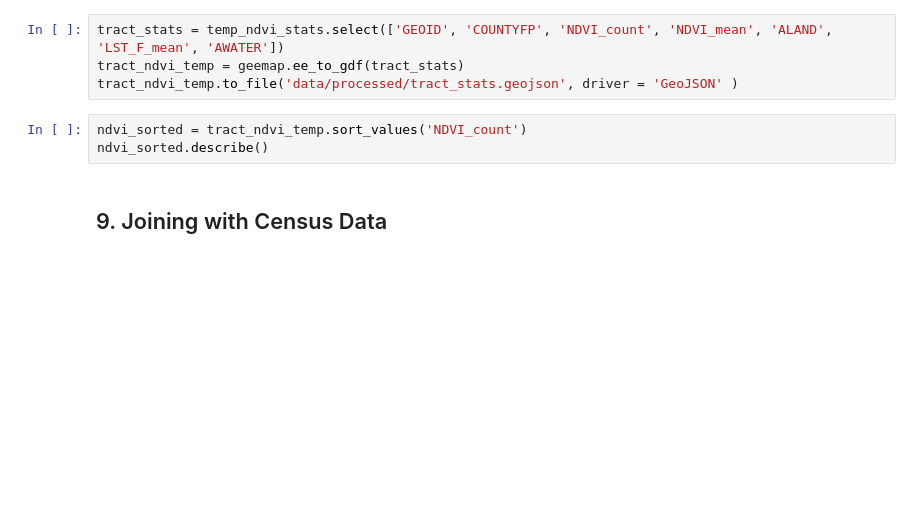
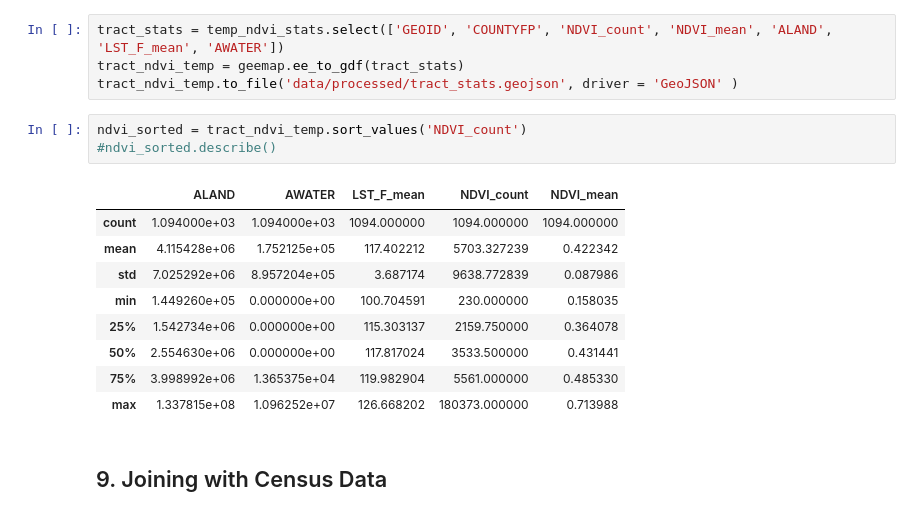
Before and after one commit to tinlongg/DFW_UrbanHeat, a Jupyter notebook: heat.ipynb, the cells around one changed output. Cells and saved outputs as stored; diff of their text form; blank space fills up the shorter version.

```diff
--- a/heat.ipynb
+++ b/heat.ipynb
@@ -159,7 +168,17 @@ tract_ndvi_temp = geemap.ee_to_gdf(tract_stats)
 tract_ndvi_temp.to_file('data/processed/tract_stats.geojson', driver = 'GeoJSON' )
 # %%
 ndvi_sorted = tract_ndvi_temp.sort_values('NDVI_count')
-ndvi_sorted.describe()
+#ndvi_sorted.describe()
+# %% [output]
+|  | ALAND | AWATER | LST_F_mean | NDVI_count | NDVI_mean |
+| count | 1.094000e+03 | 1.094000e+03 | 1094.000000 | 1094.000000 | 1094.000000 |
+| mean | 4.115428e+06 | 1.752125e+05 | 117.402212 | 5703.327239 | 0.422342 |
+| std | 7.025292e+06 | 8.957204e+05 | 3.687174 | 9638.772839 | 0.087986 |
+| min | 1.449260e+05 | 0.000000e+00 | 100.704591 | 230.000000 | 0.158035 |
+| 25% | 1.542734e+06 | 0.000000e+00 | 115.303137 | 2159.750000 | 0.364078 |
+| 50% | 2.554630e+06 | 0.000000e+00 | 117.817024 | 3533.500000 | 0.431441 |
+| 75% | 3.998992e+06 | 1.365375e+04 | 119.982904 | 5561.000000 | 0.485330 |
+| max | 1.337815e+08 | 1.096252e+07 | 126.668202 | 180373.000000 | 0.713988 |
 # %% [markdown]
 ## 9. Joining with Census Data
 # %%
```
Also changed, not shown: parts of 11 cells of this notebook, 3 other files.
